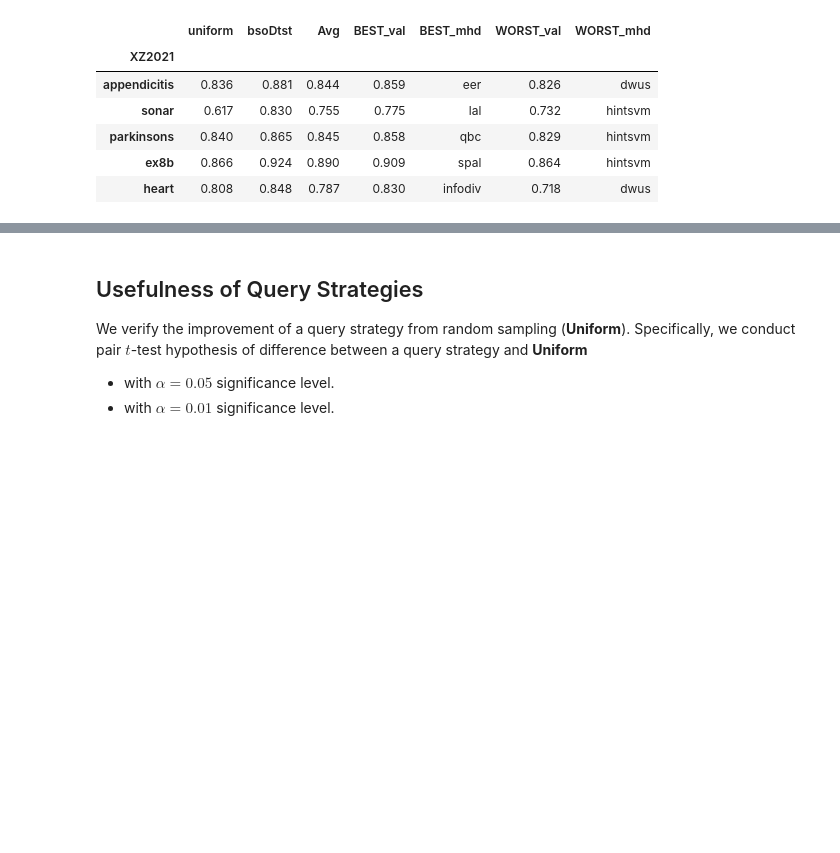
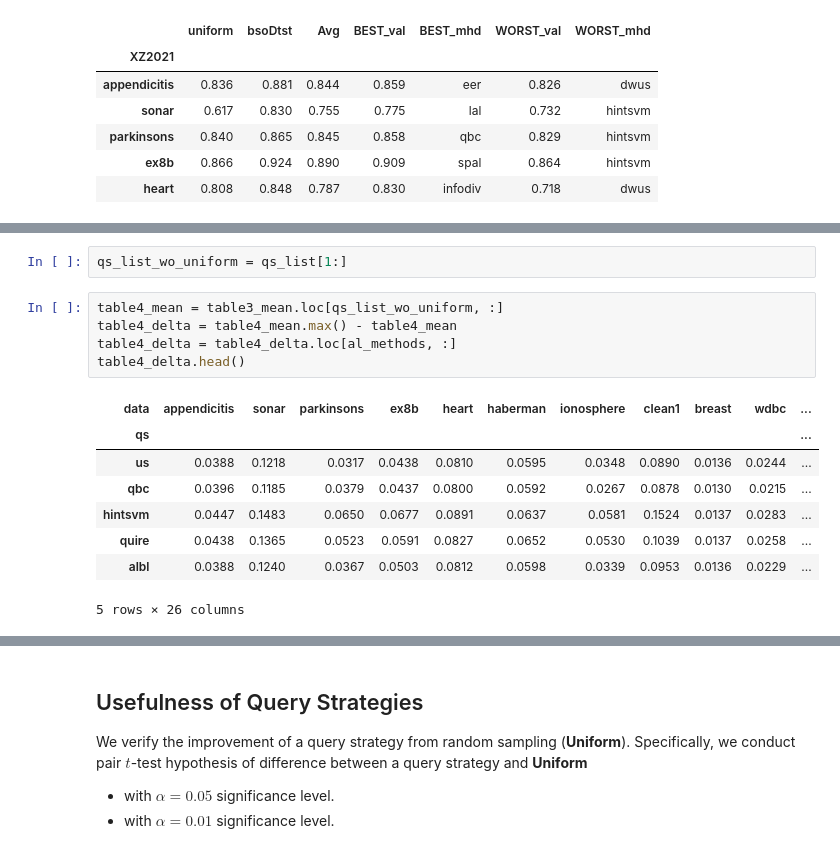
Before and after one commit to ariapoy/active-learning-benchmark, a Jupyter notebook: results/analysis.ipynb, the cells around one changed output, grey strips where cells are left out. Saved outputs shown, nothing was run; the diff lists cells and outputs as text; blank space fills up the shorter version.

Commit message:
add results of intermediate table

```diff
--- a/results/analysis.ipynb
+++ b/results/analysis.ipynb
@@ -371,0 +545,16 @@ report2.to_latex('./aubc/output/table2-table3.tex',
+# %%
+qs_list_wo_uniform = qs_list[1:]
+# %%
+table4_mean = table3_mean.loc[qs_list_wo_uniform, :]
+table4_delta = table4_mean.max() - table4_mean
+table4_delta = table4_delta.loc[al_methods, :]
+table4_delta.head()
+# %% [output]
+| data | appendicitis | sonar | parkinsons | ex8b | heart | haberman | ionosphere | clean1 | breast | wdbc | ... |
+| qs |  |  |  |  |  |  |  |  |  |  | ... |
+| us | 0.0388 | 0.1218 | 0.0317 | 0.0438 | 0.0810 | 0.0595 | 0.0348 | 0.0890 | 0.0136 | 0.0244 | ... |
+| qbc | 0.0396 | 0.1185 | 0.0379 | 0.0437 | 0.0800 | 0.0592 | 0.0267 | 0.0878 | 0.0130 | 0.0215 | ... |
+| hintsvm | 0.0447 | 0.1483 | 0.0650 | 0.0677 | 0.0891 | 0.0637 | 0.0581 | 0.1524 | 0.0137 | 0.0283 | ... |
+| quire | 0.0438 | 0.1365 | 0.0523 | 0.0591 | 0.0827 | 0.0652 | 0.0530 | 0.1039 | 0.0137 | 0.0258 | ... |
+| albl | 0.0388 | 0.1240 | 0.0367 | 0.0503 | 0.0812 | 0.0598 | 0.0339 | 0.0953 | 0.0136 | 0.0229 | ... |
+5 rows × 26 columns
```
Also changed, not shown: parts of 47 cells of this notebook, 2 other files.
